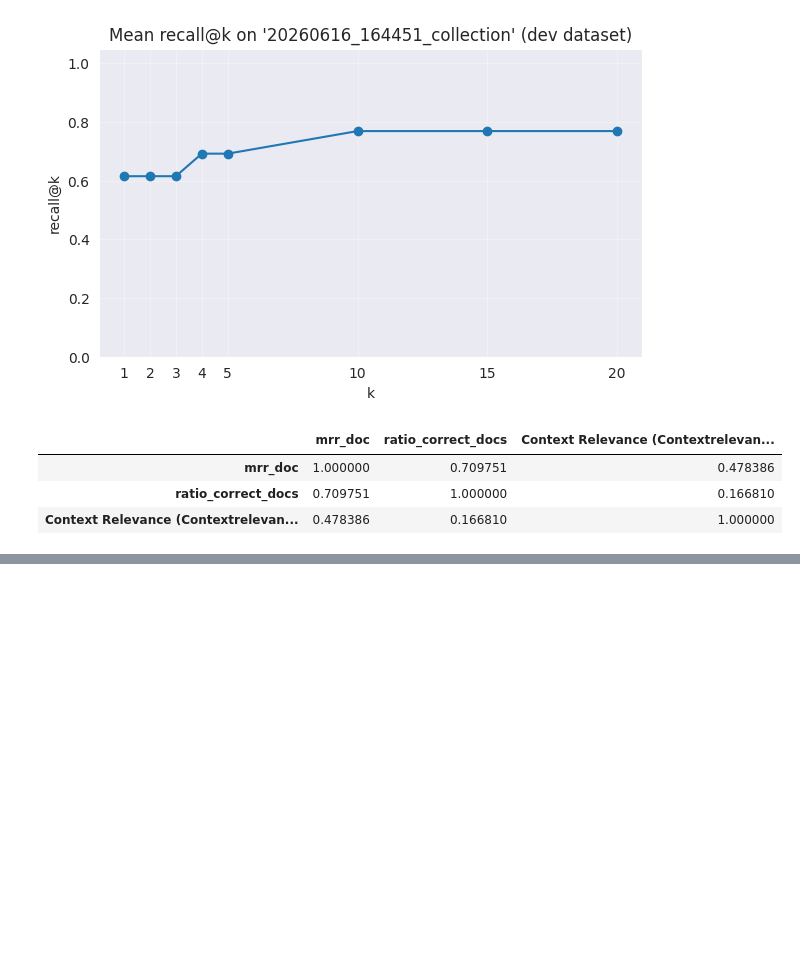
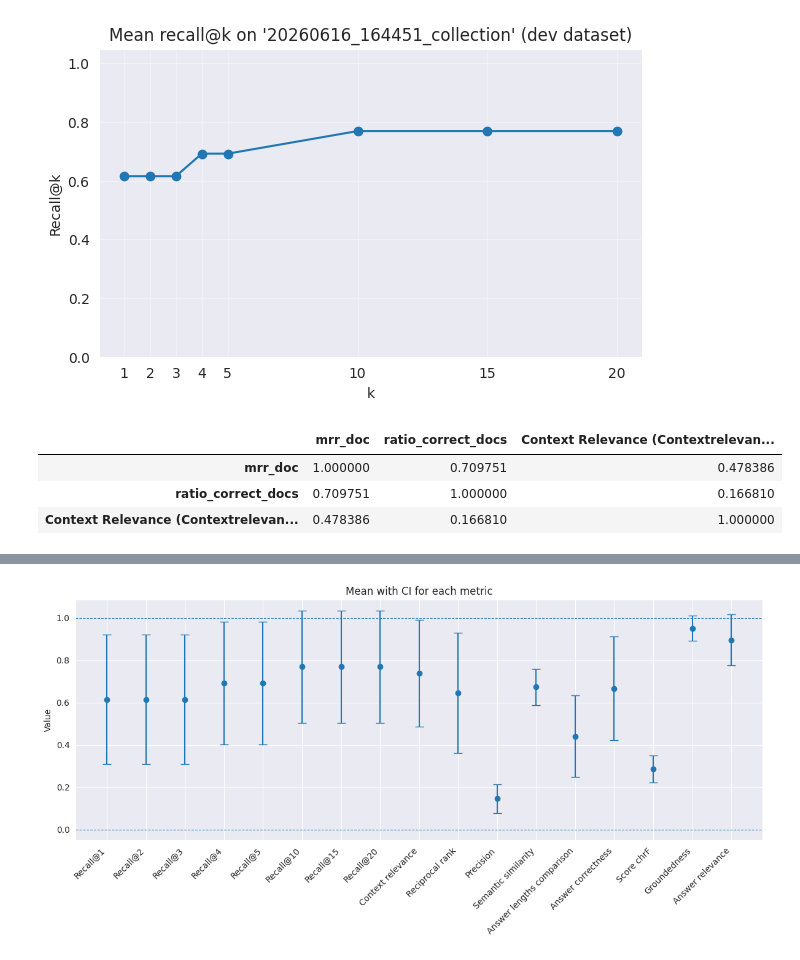
Before and after one commit to epfl-si/polylex-chatbot, a Jupyter notebook: experiment/plot_metrics.ipynb, the cells around one changed output, grey strips where cells are left out. Saved outputs shown, nothing was run; the diff lists cells and outputs as text; code cells hidden in the pictures; blank space fills up the shorter version.

```diff
--- a/experiment/plot_metrics.ipynb
+++ b/experiment/plot_metrics.ipynb
@@ -206,6 +234,27 @@ df_stats
 # %%
 df_stats_path = run_path / "df_stats.csv"
 df_stats.to_csv(df_stats_path, index=True)
+# %%
+means = df_stats.loc["mean"]
+ci_lower = df_stats.loc["ci_lower_bound"]
+ci_upper = df_stats.loc["ci_upper_bound"]
+yerr_lower = means - ci_lower
+yerr_upper = ci_upper - means
+x = np.arange(len(df_stats.columns))
+x_labels = [DICT_LABELS[col] for col in df_stats.columns]
+
+plt.figure(figsize=(12, 6))
+plt.errorbar(x, means.values, yerr=[yerr_lower, yerr_upper], fmt="o", capsize=5, linewidth=1.5)
+plt.xticks(x, x_labels, rotation=45, ha="right")
+plt.ylabel("Value")
+plt.title("Mean with CI for each metric")
+plt.axhline(0, linestyle="--", linewidth=0.8)
+plt.axhline(1, linestyle="--", linewidth=0.8)
+plt.tight_layout()
+plt.savefig(run_path / "confidence_intervals.png")
+plt.show()
+# %% [output]
+[figure, added]
 # %%
 def plot_boxplots_grid(df, cols, dict_labels):
     fig, axes = plt.subplots(4, 2, figsize=(15, 12))
```
Also changed, not shown: parts of 7 cells of this notebook, 7 other files.
